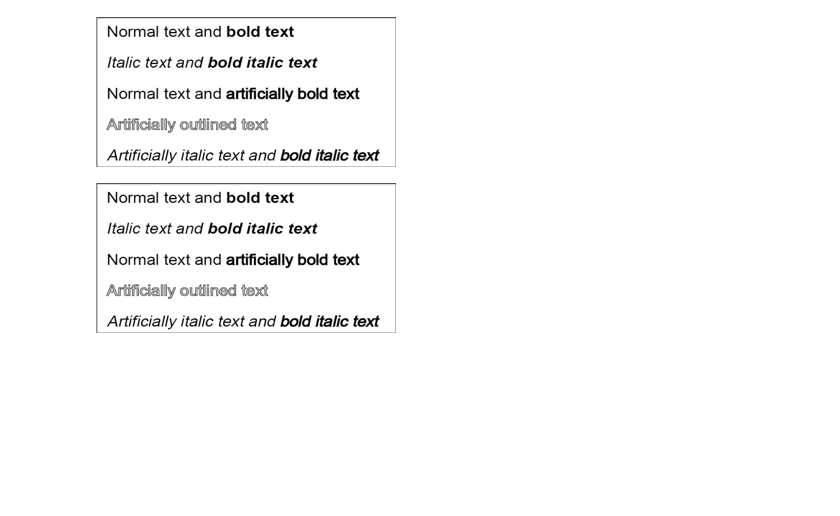
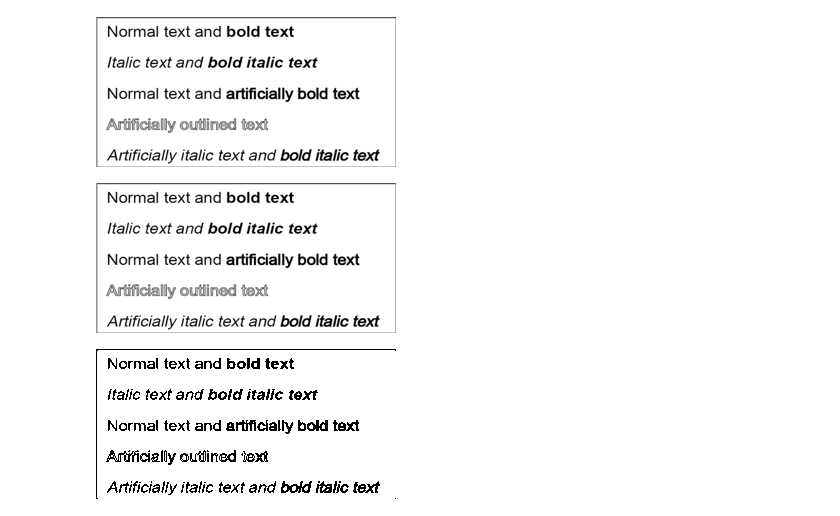
Before and after one commit to rohandawar/-daysforcoding, a Jupyter notebook: Text_Extraction_From_Image.ipynb, the cells around one changed output. Cells and saved outputs as stored; diff of their text form; code cells hidden in the pictures; blank space fills up the shorter version.

```diff
--- a/Text_Extraction_From_Image.ipynb
+++ b/Text_Extraction_From_Image.ipynb
@@ -87,3 +87,11 @@ noise = remove_noise(gray)
 Image.fromarray(gray)
 # %% [output]
 [figure]
+# %%
+# Threshold
+def thresholding(image):
+  return cv2.threshold(image,0,255,cv2.THRESH_BINARY + cv2.THRESH_OTSU)[1]
+thresh = thresholding(gray)
+Image.fromarray(thresh)
+# %% [output]
+[figure, added]
```
